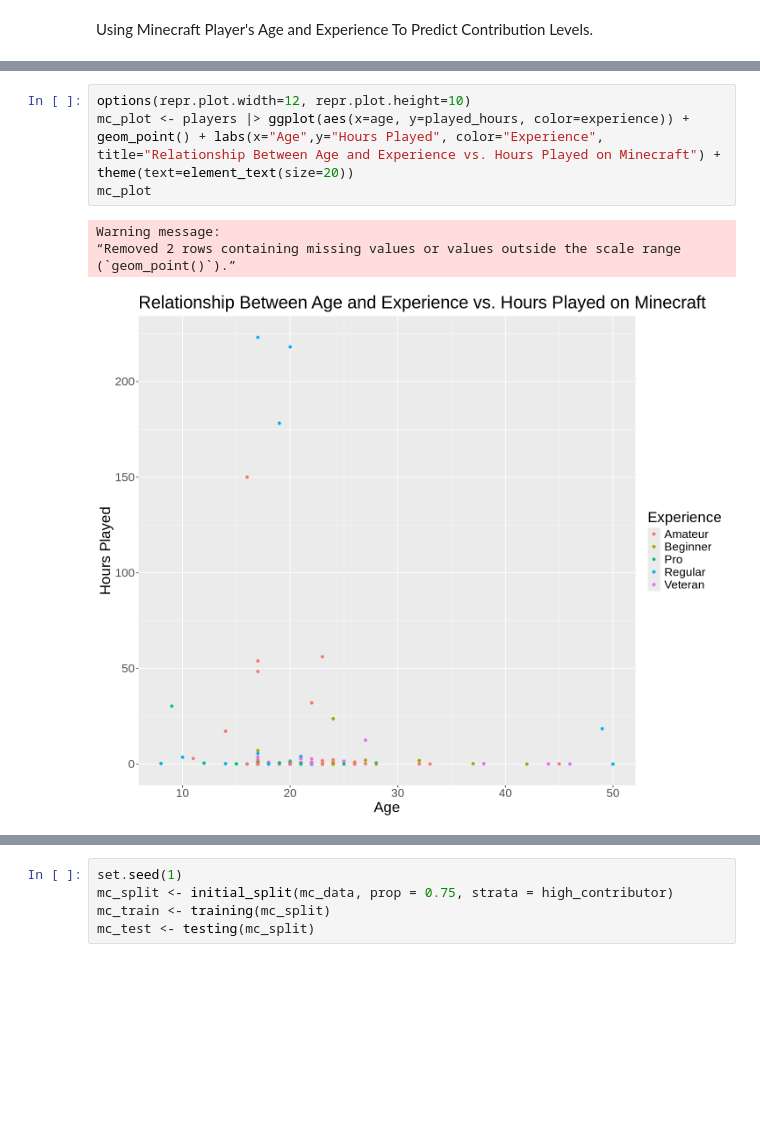
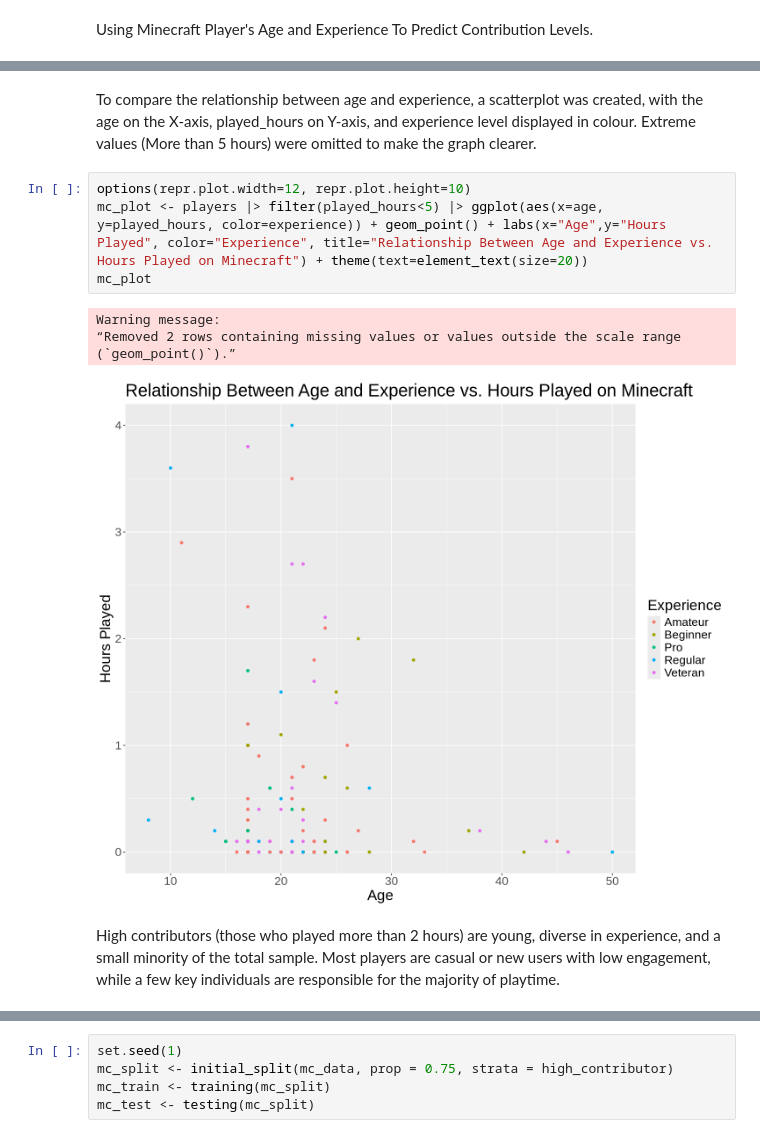
Before and after one commit to jessicatran17/dsci100_project_report, a Jupyter notebook: dsci100_project_report.ipynb, the cells around one changed output, grey strips where cells are left out. Saved outputs shown, nothing was run; the diff lists cells and outputs as text; blank space fills up the shorter version.

```diff
--- a/dsci100_project_report.ipynb
+++ b/dsci100_project_report.ipynb
@@ -115,12 +122,16 @@ A tibble: 194 × 3
 | 22 | no | 5 |
 | 17 | no | 1 |
 | 17 | yes | 1 |
+# %% [markdown]
+To compare the relationship between age and experience, a scatterplot was created, with the age on the X-axis, played_hours on Y-axis, and experience level displayed in colour. Extreme values (More than 5 hours) were omitted to make the graph clearer.
 # %%
 options(repr.plot.width=12, repr.plot.height=10)
-mc_plot <- players |> ggplot(aes(x=age, y=played_hours, color=experience)) + geom_point() + labs(x="Age",y="Hours Played", color="Experience", title="Relationship Between Age and Experience vs. Hours Played on Minecraft") + theme(text=element_text(size=20))
+mc_plot <- players |> filter(played_hours<5) |> ggplot(aes(x=age, y=played_hours, color=experience)) + geom_point() + labs(x="Age",y="Hours Played", color="Experience", title="Relationship Between Age and Experience vs. Hours Played on Minecraft") + theme(text=element_text(size=20))
 mc_plot
 # %% [output]
 Warning message:
 “Removed 2 rows containing missing values or values outside the scale range
 (`geom_point()`).”
-[figure, old version]
+[figure, new version]
+# %% [markdown]
+High contributors (those who played more than 2 hours) are young, diverse in experience, and a small minority of the total sample. Most players are casual or new users with low engagement, while a few key individuals are responsible for the majority of playtime.
```
Also changed, not shown: parts of 15 cells of this notebook.
